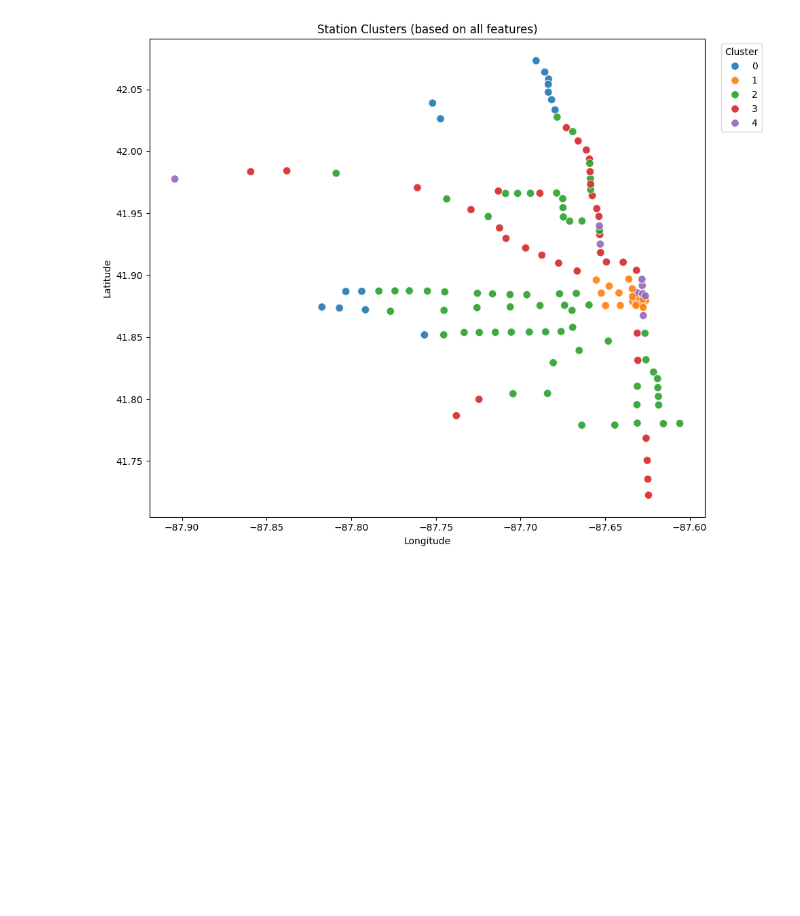
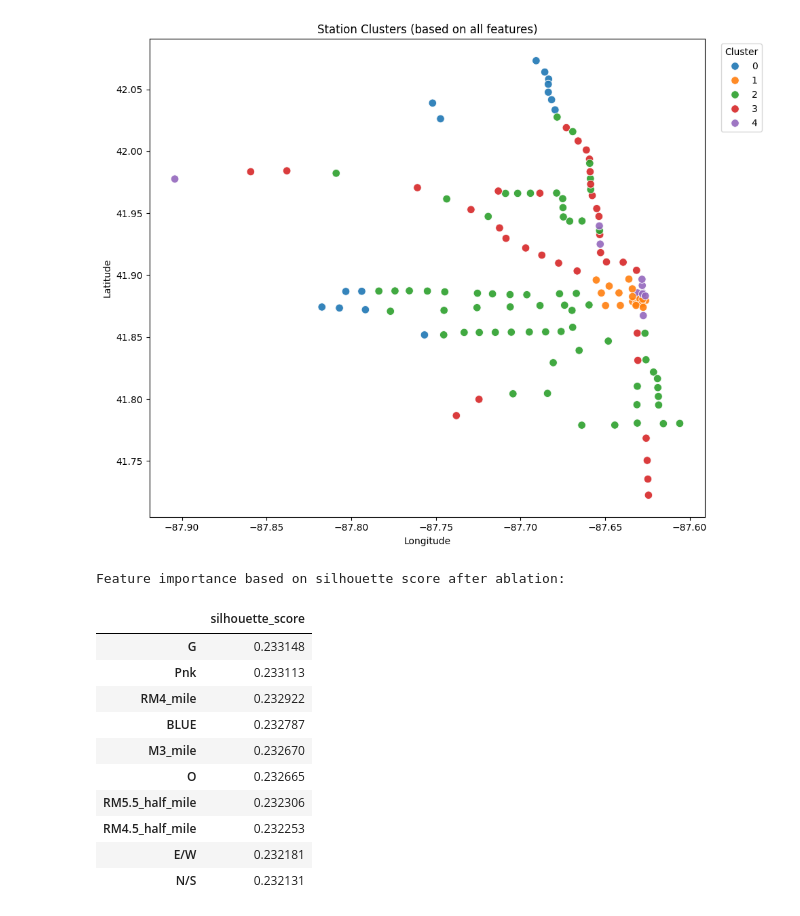
Before and after one commit to azcao95/cta-ridership-w2026-mads-milestone-2, a Jupyter notebook: ridership.ipynb, the cells around one changed output. Drawn from its saved outputs; the diff is of its cells as text; code cells hidden in the pictures; blank space fills up the shorter version.

Commit message:
clustering ablation

```diff
--- a/ridership.ipynb
+++ b/ridership.ipynb
@@ -1170,32 +1170,31 @@ Average ridership statistics by cluster:
 | 4 | 11 | 7179.05 | 6664.45 | 1286.57 | 5733.98 | 10174.25 |
 [figure]
 # %%
-plot_data = []
-light_ridership_df = ridership_with_zoning.copy()
+# Ablation testing to see which features are most important for clustering
+from sklearn.metrics import silhouette_score
+feature_importance = {}
 
-# Match PCA feature engineering so dummy columns like daytype_W/daytype_U exist
-cat_cols = light_ridership_df.select_dtypes(include=['object', 'string', 'category']).columns.tolist()
-light_ridership_df = pd.get_dummies(light_ridership_df, columns=cat_cols, drop_first=True, dtype=int)
-
-for PC_count in range(1, 6):
-        top_features = get_top_contributors(loadings, pc_count=PC_count, top_n=n95)
-
-        # Avoid KeyError by keeping only features present in the dataframe
-        available_features = [c for c in top_features if c in light_ridership_df.columns]
-        if not available_features:
-            print(f"PCs: {PC_count}, Top N: {n95} => skipped (no matching features)")
-            continue
-
-        subset_df = light_ridership_df[available_features + ['rides']].dropna()
-        X_light = subset_df.drop(columns=['rides'])
-        y_light = subset_df['rides']
-
-        X_train_l, X_test_l, y_train_l, y_test_l = train_test_split(X_light, y_light, test_size=0.2, random_state=42)
-        model_l = DecisionTreeRegressor(max_depth=15, random_state=42)
-        model_l.fit(X_train_l, y_train_l)
-        y_pred_l = model_l.predict(X_test_l)
-
-        rmse_l = mean_squared_error(y_test_l, y_pred_l)**0.5
-        r2_l = r2_score(y_test_l, y_pred_l)
-        print(f"PCs: {PC_count}, Top N: {n95}, Features used: {len(available_features)} => RMSE: {rmse_l:,.2f}, R²: {r2_l:.4f}")
-        plot_data.append((PC_count, n95, rmse_l, r2_l))
+for col in clustering_cols:
+    X_ablated = X_cluster.drop(columns=[col])
+    X_ablated_scaled = StandardScaler().fit_transform(X_ablated)
+    kmeans_ablated = KMeans(n_clusters=k, random_state=42, n_init=10)
+    labels_ablated = kmeans_ablated.fit_predict(X_ablated_scaled)
+    score = silhouette_score(X_ablated_scaled, labels_ablated)
+    feature_importance[col] = score
+feature_importance_df = pd.DataFrame.from_dict(feature_importance, orient="index", columns=["silhouette_score"])
+feature_importance_df = feature_importance_df.sort_values(by="silhouette_score", ascending=False)
+print("\nTop 10 important features based on silhouette score after ablation:")
+display(feature_importance_df.head(10))
+# %% [output]
+Feature importance based on silhouette score after ablation:
+|  | silhouette_score |
+| G | 0.233148 |
+| Pnk | 0.233113 |
+| RM4_mile | 0.232922 |
+| BLUE | 0.232787 |
+| M3_mile | 0.232670 |
+| O | 0.232665 |
+| RM5.5_half_mile | 0.232306 |
+| RM4.5_half_mile | 0.232253 |
+| E/W | 0.232181 |
+| N/S | 0.232131 |
```
